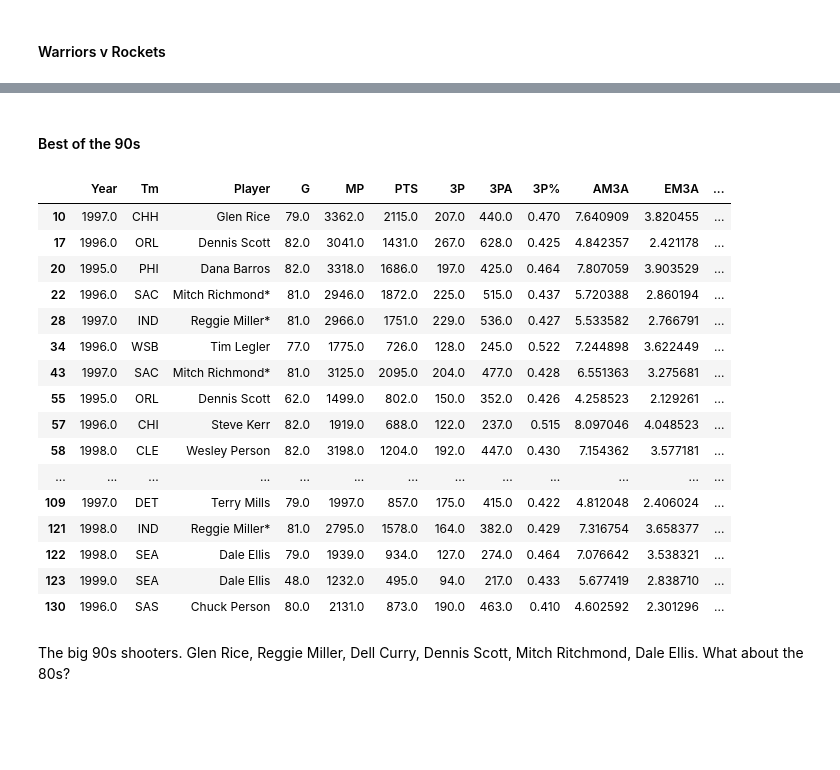
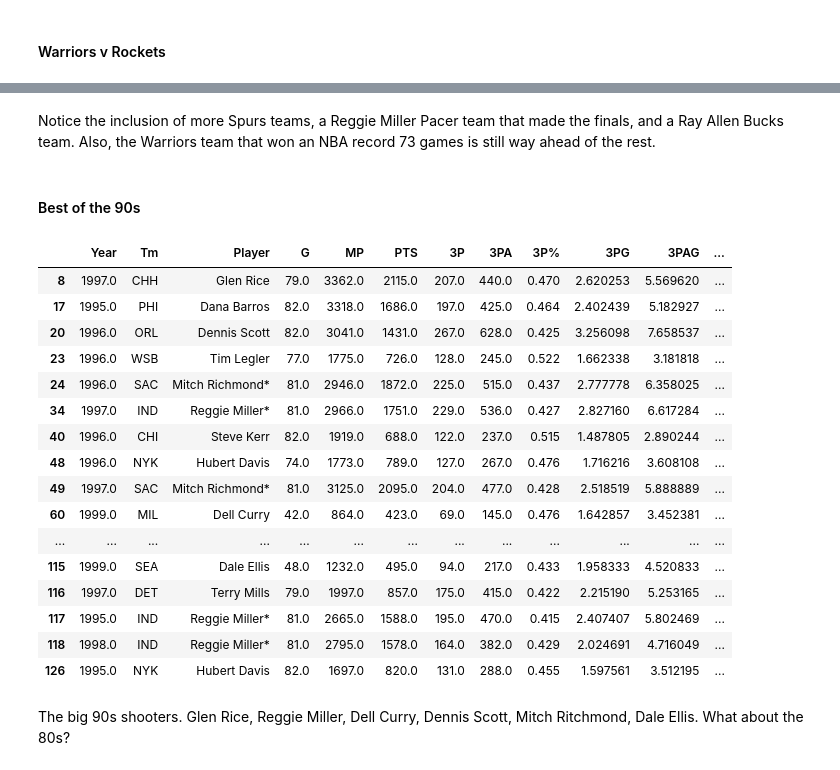
Before and after one commit to coreyjwade/3-Point_Net_Gain, a Jupyter notebook: NBA_3-point_Stats.py.ipynb, the cells around one changed output, grey strips where cells are left out. Drawn from its saved outputs; the diff is of its cells as text; code cells hidden in the pictures; blank space fills up the shorter version.

```diff
--- a/NBA_3-point_Stats.py.ipynb
+++ b/NBA_3-point_Stats.py.ipynb
@@ -216,0 +281,12 @@ memory usage: 463.1+ KB
+# %%
+# convert year column to year listed before the hyphen
+df_PPP['Year'] = df_PPP['Year'].str.split('-').str[0]
+
+# convert columns to numbers
+df_PPP['Year'] = pd.to_numeric(df_PPP['Year'], errors='coerce')
+df_PPP['PPP'] = pd.to_numeric(df_PPP['PPP'], errors='coerce')
+
+# drop NaN values
+df_PPP = df_PPP.dropna()
+
+df_PPP
@@ -216,0 +327,6 @@ memory usage: 463.1+ KB
+# %%
+# add 1 to each year to match tp dataframe
+df_PPP['Year'] = df_PPP['Year'] + 1
+
+# show first five entries
+df_PPP.head()
@@ -353,7 +481,7 @@ tp['3PAG']= tp['3PA']/tp['G']
 tp['3PMiG']=tp['3PAG']-tp['3PG']
 
 # Declare expected value
-ev = 1.0
+ev = df_PPP['PPP'].mean()/100
 
 # Compute 3PAd, 3-point Advantage
 tp['3PAd']=tp['3PG'] * (3 - ev) - tp['3PMiG'] * ev
@@ -362,0 +504,9 @@ tp['3PAd']=tp['3PG'] * (3 - ev) - tp['3PMiG'] * ev
+# %%
+# merge df_PPP, dataframe including 'Year' and 'PPP', with tp
+tp = tp.merge(df_PPP)
+
+# Declare weighed expected value
+evw = tp['PPP']/100
+
+# Compute 3PAd, 3-point Advantage
+tp['3PAd/w']=tp['3PG'] * (3 - evw) - tp['3PMiG'] * evw
@@ -489,27 +704,29 @@ Who had the best 3-point seasons before the year 2000? Let's find out.
+# %% [markdown]
+Notice the inclusion of more Spurs teams, a Reggie Miller Pacer team that made the finals, and a Ray Allen Bucks team. Also, the Warriors team that won an NBA record 73 games is still way ahead of the rest.
 # %% [markdown]
 #### Best of the 90s
 # %%
 tp_before2000 = tp[(tp['Year']<2000) & (tp['Year']>1989)]
 
-with pd.option_context("display.max_rows", 25): display(tp_before2000.head(25))
+tp_before2000.head(25)
 # %% [output]
-|  | Year | Tm | Player | G | MP | PTS | 3P | 3PA | 3P% | AM3A | EM3A | ... |
-| 10 | 1997.0 | CHH | Glen Rice | 79.0 | 3362.0 | 2115.0 | 207.0 | 440.0 | 0.470 | 7.640909 | 3.820455 | ... |
-| 17 | 1996.0 | ORL | Dennis Scott | 82.0 | 3041.0 | 1431.0 | 267.0 | 628.0 | 0.425 | 4.842357 | 2.421178 | ... |
-| 20 | 1995.0 | PHI | Dana Barros | 82.0 | 3318.0 | 1686.0 | 197.0 | 425.0 | 0.464 | 7.807059 | 3.903529 | ... |
-| 22 | 1996.0 | SAC | Mitch Richmond* | 81.0 | 2946.0 | 1872.0 | 225.0 | 515.0 | 0.437 | 5.720388 | 2.860194 | ... |
-| 28 | 1997.0 | IND | Reggie Miller* | 81.0 | 2966.0 | 1751.0 | 229.0 | 536.0 | 0.427 | 5.533582 | 2.766791 | ... |
-| 34 | 1996.0 | WSB | Tim Legler | 77.0 | 1775.0 | 726.0 | 128.0 | 245.0 | 0.522 | 7.244898 | 3.622449 | ... |
-| 43 | 1997.0 | SAC | Mitch Richmond* | 81.0 | 3125.0 | 2095.0 | 204.0 | 477.0 | 0.428 | 6.551363 | 3.275681 | ... |
-| 55 | 1995.0 | ORL | Dennis Scott | 62.0 | 1499.0 | 802.0 | 150.0 | 352.0 | 0.426 | 4.258523 | 2.129261 | ... |
-| 57 | 1996.0 | CHI | Steve Kerr | 82.0 | 1919.0 | 688.0 | 122.0 | 237.0 | 0.515 | 8.097046 | 4.048523 | ... |
-| 58 | 1998.0 | CLE | Wesley Person | 82.0 | 3198.0 | 1204.0 | 192.0 | 447.0 | 0.430 | 7.154362 | 3.577181 | ... |
+|  | Year | Tm | Player | G | MP | PTS | 3P | 3PA | 3P% | 3PG | 3PAG | ... |
+| 8 | 1997.0 | CHH | Glen Rice | 79.0 | 3362.0 | 2115.0 | 207.0 | 440.0 | 0.470 | 2.620253 | 5.569620 | ... |
+| 17 | 1995.0 | PHI | Dana Barros | 82.0 | 3318.0 | 1686.0 | 197.0 | 425.0 | 0.464 | 2.402439 | 5.182927 | ... |
+| 20 | 1996.0 | ORL | Dennis Scott | 82.0 | 3041.0 | 1431.0 | 267.0 | 628.0 | 0.425 | 3.256098 | 7.658537 | ... |
+| 23 | 1996.0 | WSB | Tim Legler | 77.0 | 1775.0 | 726.0 | 128.0 | 245.0 | 0.522 | 1.662338 | 3.181818 | ... |
+| 24 | 1996.0 | SAC | Mitch Richmond* | 81.0 | 2946.0 | 1872.0 | 225.0 | 515.0 | 0.437 | 2.777778 | 6.358025 | ... |
+| 34 | 1997.0 | IND | Reggie Miller* | 81.0 | 2966.0 | 1751.0 | 229.0 | 536.0 | 0.427 | 2.827160 | 6.617284 | ... |
+| 40 | 1996.0 | CHI | Steve Kerr | 82.0 | 1919.0 | 688.0 | 122.0 | 237.0 | 0.515 | 1.487805 | 2.890244 | ... |
+| 48 | 1996.0 | NYK | Hubert Davis | 74.0 | 1773.0 | 789.0 | 127.0 | 267.0 | 0.476 | 1.716216 | 3.608108 | ... |
+| 49 | 1997.0 | SAC | Mitch Richmond* | 81.0 | 3125.0 | 2095.0 | 204.0 | 477.0 | 0.428 | 2.518519 | 5.888889 | ... |
+| 60 | 1999.0 | MIL | Dell Curry | 42.0 | 864.0 | 423.0 | 69.0 | 145.0 | 0.476 | 1.642857 | 3.452381 | ... |
 | ... | ... | ... | ... | ... | ... | ... | ... | ... | ... | ... | ... | ... |
-| 109 | 1997.0 | DET | Terry Mills | 79.0 | 1997.0 | 857.0 | 175.0 | 415.0 | 0.422 | 4.812048 | 2.406024 | ... |
-| 121 | 1998.0 | IND | Reggie Miller* | 81.0 | 2795.0 | 1578.0 | 164.0 | 382.0 | 0.429 | 7.316754 | 3.658377 | ... |
-| 122 | 1998.0 | SEA | Dale Ellis | 79.0 | 1939.0 | 934.0 | 127.0 | 274.0 | 0.464 | 7.076642 | 3.538321 | ... |
-| 123 | 1999.0 | SEA | Dale Ellis | 48.0 | 1232.0 | 495.0 | 94.0 | 217.0 | 0.433 | 5.677419 | 2.838710 | ... |
-| 130 | 1996.0 | SAS | Chuck Person | 80.0 | 2131.0 | 873.0 | 190.0 | 463.0 | 0.410 | 4.602592 | 2.301296 | ... |
+| 115 | 1999.0 | SEA | Dale Ellis | 48.0 | 1232.0 | 495.0 | 94.0 | 217.0 | 0.433 | 1.958333 | 4.520833 | ... |
+| 116 | 1997.0 | DET | Terry Mills | 79.0 | 1997.0 | 857.0 | 175.0 | 415.0 | 0.422 | 2.215190 | 5.253165 | ... |
+| 117 | 1995.0 | IND | Reggie Miller* | 81.0 | 2665.0 | 1588.0 | 195.0 | 470.0 | 0.415 | 2.407407 | 5.802469 | ... |
+| 118 | 1998.0 | IND | Reggie Miller* | 81.0 | 2795.0 | 1578.0 | 164.0 | 382.0 | 0.429 | 2.024691 | 4.716049 | ... |
+| 126 | 1995.0 | NYK | Hubert Davis | 82.0 | 1697.0 | 820.0 | 131.0 | 288.0 | 0.455 | 1.597561 | 3.512195 | ... |
 # %% [markdown]
 The big 90s shooters. Glen Rice, Reggie Miller, Dell Curry, Dennis Scott, Mitch Ritchmond, Dale Ellis. What about the 80s?
 # %% [markdown]
```
Also changed, not shown: parts of 75 cells of this notebook.
